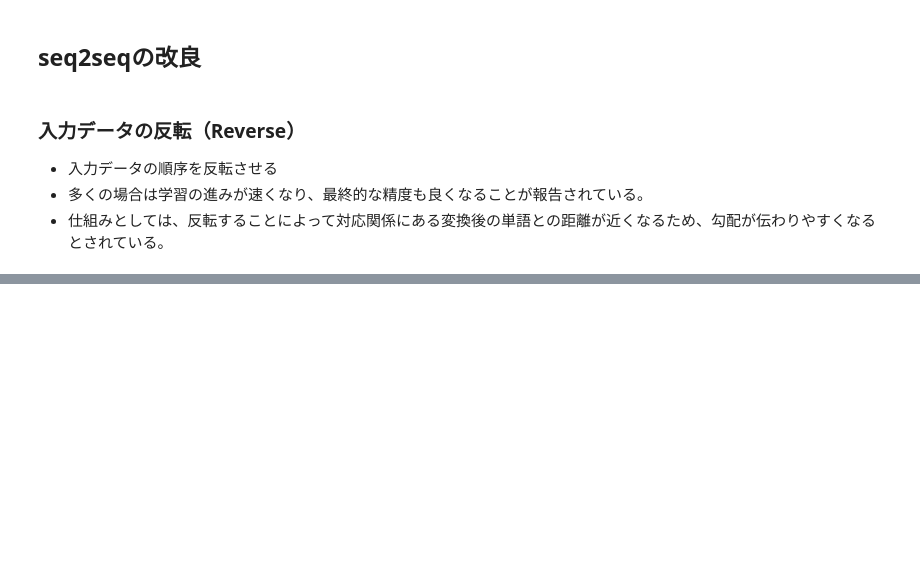
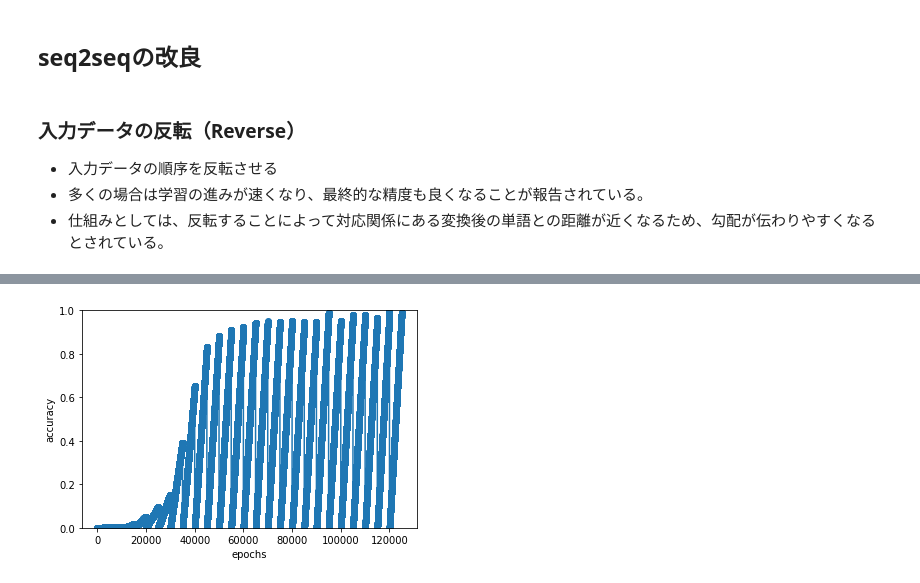
Before and after one commit to KamonohashiPerry/MachineLearning, a Jupyter notebook: deep-learning-from-scratch-2/Chapter7.ipynb, the cells around one changed output, grey strips where cells are left out. Cells and saved outputs as stored; diff of their text form; code cells hidden in the pictures; blank space fills up the shorter version.

```diff
--- a/deep-learning-from-scratch-2/Chapter7.ipynb
+++ b/deep-learning-from-scratch-2/Chapter7.ipynb
@@ -467,0 +553,12 @@ plt.show()
+# %%
+from ch07.seq2seq import Seq2seq, Encoder
+
+class PeekySeq2seq(Seq2seq):
+  def __init__(self, vocab_size, wordvec_size, hidden_size):
+    V, D, H = vocab_size, wordvec_size, hidden_size
+    self.encoder = Encoder(V, D, H)
+    self.decoder = PeekyDecoder(V, D, H)
+    self.softmax = TimeSoftmaxWithLoss()
+
+    self.params = self.encoder.params + self.decoder.params
+    self.grads = self.encoder.grads + self.decoder.grads
@@ -467,0 +628,10 @@ plt.show()
+# %%
+# グラフの描画
+x = np.arange(len(acc_list))
+plt.plot(x, acc_list, marker='o')
+plt.xlabel('epochs')
+plt.ylabel('accuracy')
+plt.ylim(0, 1.0)
+plt.show()
+# %% [output]
+[figure, added]
```
Also changed, not shown: parts of 11 cells of this notebook.
